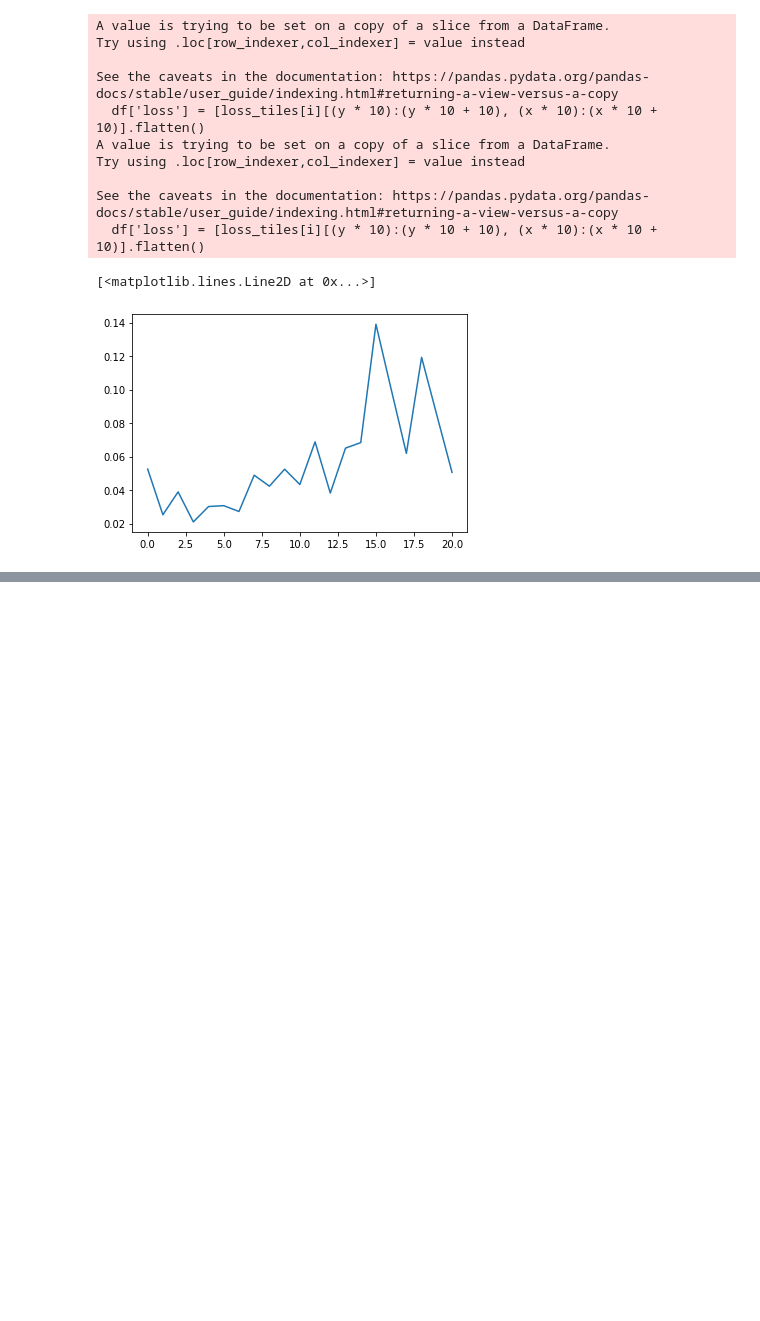
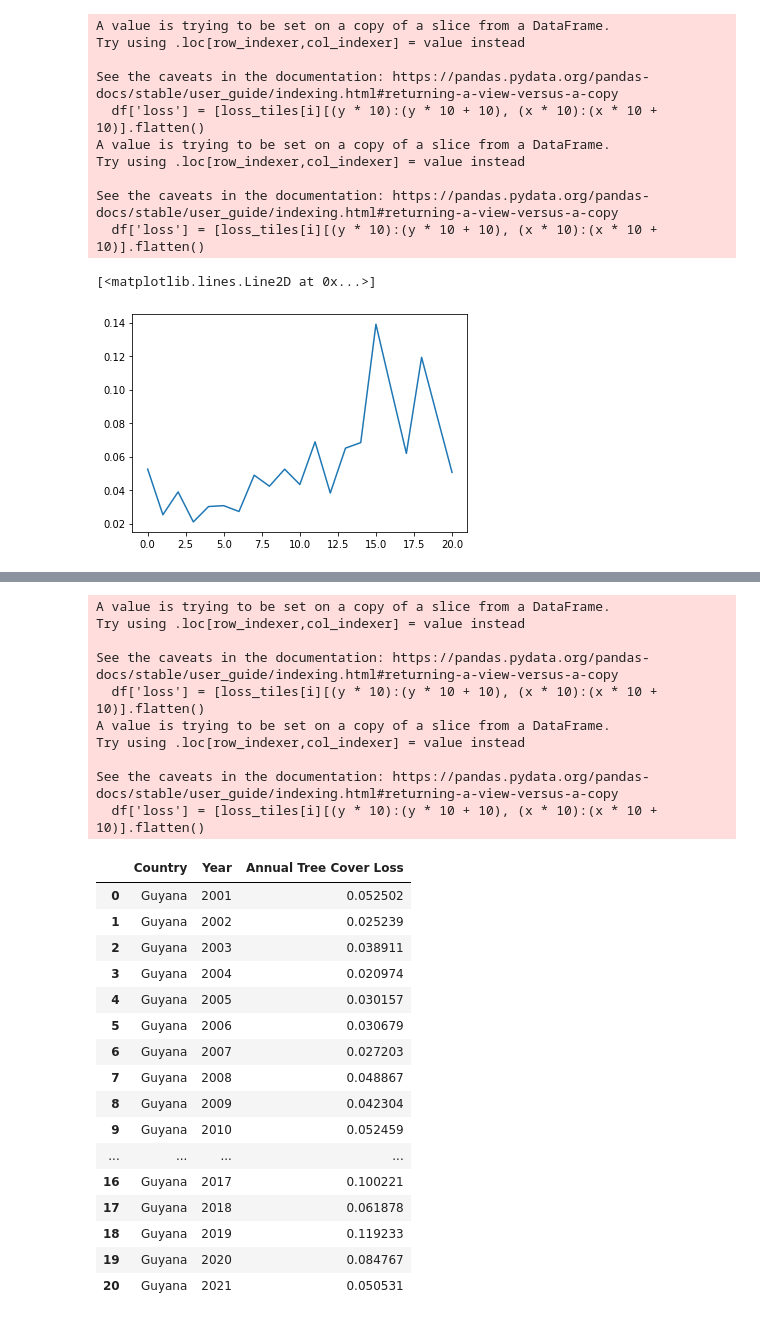
Before and after one commit to ogulati1999/jurisdictional-interventions, a Jupyter notebook: notebooks/generating_time_series.ipynb, the cells around one changed output, grey strips where cells are left out. Drawn from its saved outputs; the diff is of its cells as text; code cells hidden in the pictures; blank space fills up the shorter version.

```diff
--- a/notebooks/generating_time_series.ipynb
+++ b/notebooks/generating_time_series.ipynb
@@ -207,0 +217,35 @@ guyana.to_csv('../data/main.csv')
+# %%
+im10_60 = Image.open("/maps-priv/maps/og309/Hansen_GFC-2021-v1.9_treecover2000_10N_060W.tif")
+im10_70 = Image.open("/maps-priv/maps/og309/Hansen_GFC-2021-v1.9_treecover2000_10N_070W.tif")
+loss10_60 = Image.open("/maps-priv/maps/og309/Hansen_GFC-2021-v1.9_lossyear_10N_060W.tif")
+loss10_70 = Image.open("/maps-priv/maps/og309/Hansen_GFC-2021-v1.9_lossyear_10N_070W.tif")
+# %%
+generate_trajectory('Guyana', [im10_60, im10_70], [loss10_60, loss10_70], [10, 10], [-60, -70], 30)
+# %% [output]
+A value is trying to be set on a copy of a slice from a DataFrame.
+Try using .loc[row_indexer,col_indexer] = value instead
+
+See the caveats in the documentation: https://pandas.pydata.org/pandas-docs/stable/user_guide/indexing.html#returning-a-view-versus-a-copy
+  df['loss'] = [loss_tiles[i][(y * 10):(y * 10 + 10), (x * 10):(x * 10 + 10)].flatten()
+A value is trying to be set on a copy of a slice from a DataFrame.
+Try using .loc[row_indexer,col_indexer] = value instead
+
+See the caveats in the documentation: https://pandas.pydata.org/pandas-docs/stable/user_guide/indexing.html#returning-a-view-versus-a-copy
+  df['loss'] = [loss_tiles[i][(y * 10):(y * 10 + 10), (x * 10):(x * 10 + 10)].flatten()
+|  | Country | Year | Annual Tree Cover Loss |
+| 0 | Guyana | 2001 | 0.052502 |
+| 1 | Guyana | 2002 | 0.025239 |
+| 2 | Guyana | 2003 | 0.038911 |
+| 3 | Guyana | 2004 | 0.020974 |
+| 4 | Guyana | 2005 | 0.030157 |
+| 5 | Guyana | 2006 | 0.030679 |
+| 6 | Guyana | 2007 | 0.027203 |
+| 7 | Guyana | 2008 | 0.048867 |
+| 8 | Guyana | 2009 | 0.042304 |
+| 9 | Guyana | 2010 | 0.052459 |
+| ... | ... | ... | ... |
+| 16 | Guyana | 2017 | 0.100221 |
+| 17 | Guyana | 2018 | 0.061878 |
+| 18 | Guyana | 2019 | 0.119233 |
+| 19 | Guyana | 2020 | 0.084767 |
+| 20 | Guyana | 2021 | 0.050531 |
```
Also changed, not shown: parts of 15 cells of this notebook, 2 other files.
